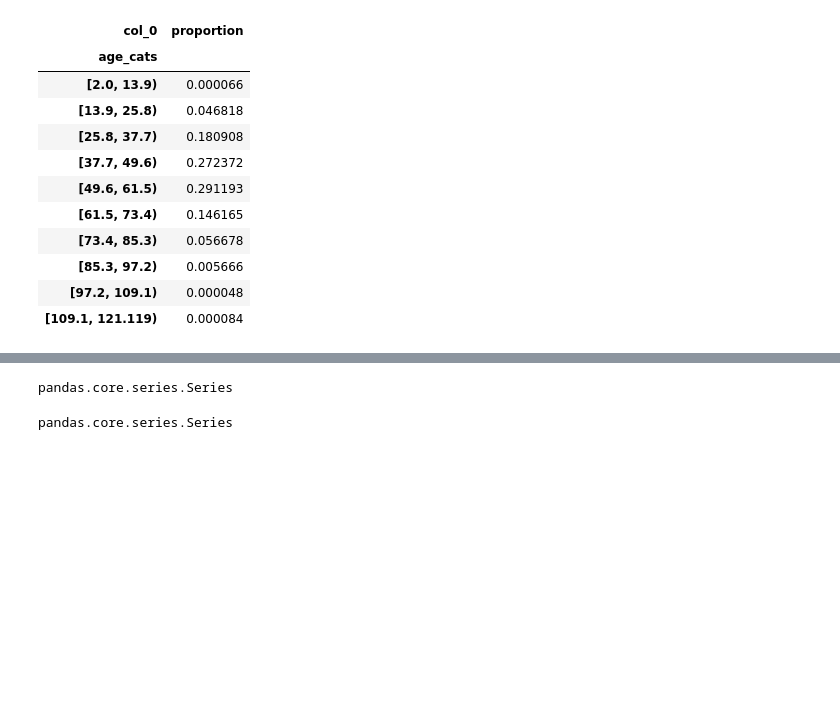
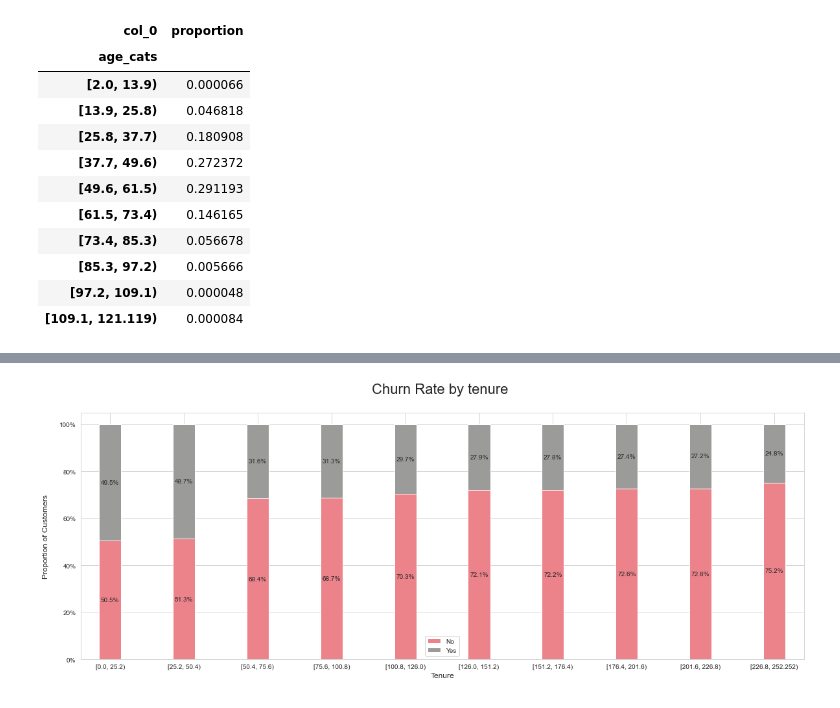
Before and after one commit to Alantjee/GBACDutchieVita, a Jupyter notebook: Churn Notebook.ipynb, the cells around one changed output, grey strips where cells are left out. Cells and saved outputs as stored; diff of their text form; code cells hidden in the pictures; blank space fills up the shorter version.

```diff
--- a/Churn Notebook.ipynb
+++ b/Churn Notebook.ipynb
@@ -669,7 +667,7 @@ dfnew
 age_churn = dfnew.groupby(
 ['age_cats','Churn']).size().unstack()
 
-region_churn.rename(
+age_churn.rename(
 columns={0:'No', 1:'Yes'}, inplace=True)
 
 colors  = ['#ec838a','#9b9c9a']
@@ -721,6 +719,8 @@ tab/tab.sum()
 | [97.2, 109.1) | 0.000048 |
 | [109.1, 121.119) | 0.000084 |
 # %%
+dfnew = dfnew[dfnew['DATA_BATTESIMO'].notna()]
+
 def age(born):
     born = datetime.strptime(str(born), "%Y-%m-%d %H:%M:%S").date()
     today = date.today()
@@ -728,4 +728,5 @@ def age(born):
                                       today.day) < (born.month,
                                                     born.day))
 
-dfnew['Tenure'] = dfnew['DATA_BATTESIMO'].apply(age)
+dfnew['Tenure in years'] = dfnew['DATA_BATTESIMO'].apply(age)
+dfnew['Tenure in months'] = round(dfnew['Tenure in years']*12)
@@ -751,8 +749,44 @@ dtype: object
-# %%
-type(dfnew['DOB'])
-# %% [output]
-pandas.core.series.Series
-# %%
-type(dfnew['DATA_BATTESIMO'])
-# %% [output]
-pandas.core.series.Series
+# %%
+dfnew['tenure_cats'] = pd.cut((dfnew['Tenure in months'] ).round(),
+                  bins=10,
+                  right=False
+                  ).rename('tenure_categories')
+# %%
+tenure_churn = dfnew.groupby(
+['tenure_cats','Churn']).size().unstack()
+
+tenure_churn.rename(
+columns={0:'No', 1:'Yes'}, inplace=True)
+
+colors  = ['#ec838a','#9b9c9a']
+
+ax = (tenure_churn.T*100.0 / tenure_churn.T.sum()).T.plot(kind='bar',width = 0.3,stacked = True,rot = 0,figsize = (20,7),color = colors)
+
+plt.ylabel('Proportion of Customers\n',
+horizontalalignment="center",fontstyle = "normal",
+fontsize = "large", fontfamily = "sans-serif")
+
+plt.xlabel('Tenure in months\n',horizontalalignment="center",
+fontstyle = "normal", fontsize = "large",
+fontfamily = "sans-serif")
+
+plt.title('Churn Rate by tenure \n',
+horizontalalignment="center", fontstyle = "normal",
+fontsize = "22", fontfamily = "sans-serif")
+
+plt.legend(loc='best', fontsize = "medium")
+plt.xticks(rotation=0, horizontalalignment="center")
+plt.yticks(rotation=0, horizontalalignment="right")
+ax.yaxis.set_major_formatter(mtick.PercentFormatter())
+
+for p in ax.patches:
+    width, height = p.get_width(), p.get_height()
+    x, y = p.get_xy()
+    ax.text(x+width/2,
+            y+height/2,
+            '{:.1f}%'.format(height),
+            horizontalalignment='center',
+            verticalalignment='center')
+ax.autoscale(enable=False, axis='both', tight=False)
+# %% [output]
+[figure, added]
```
Also changed, not shown: parts of 3 cells of this notebook, 2 other files.
